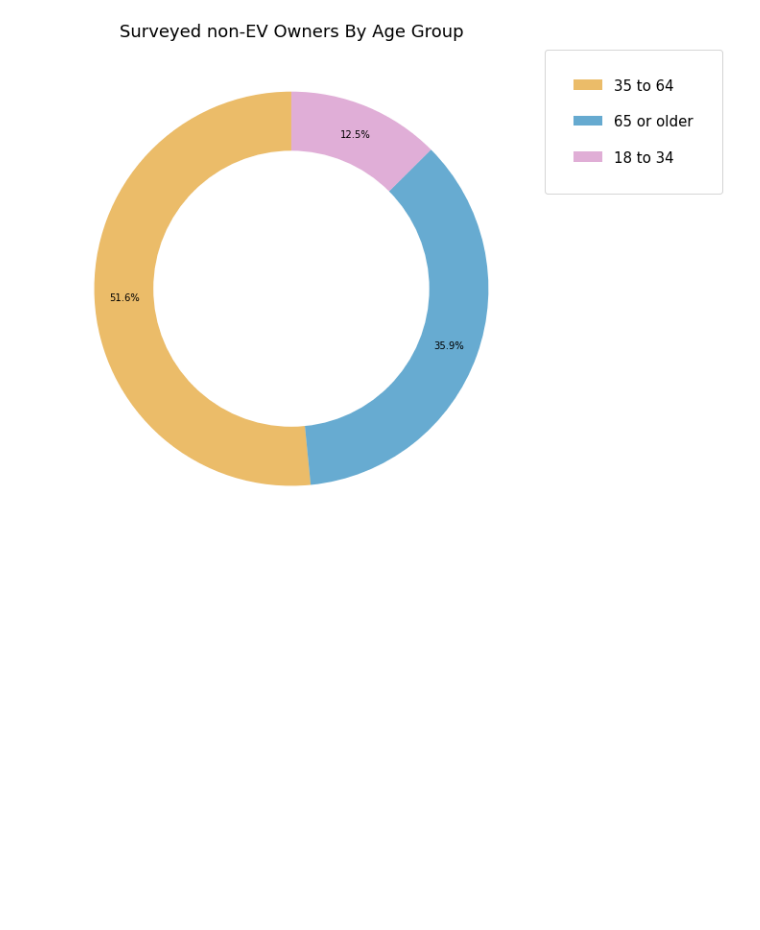
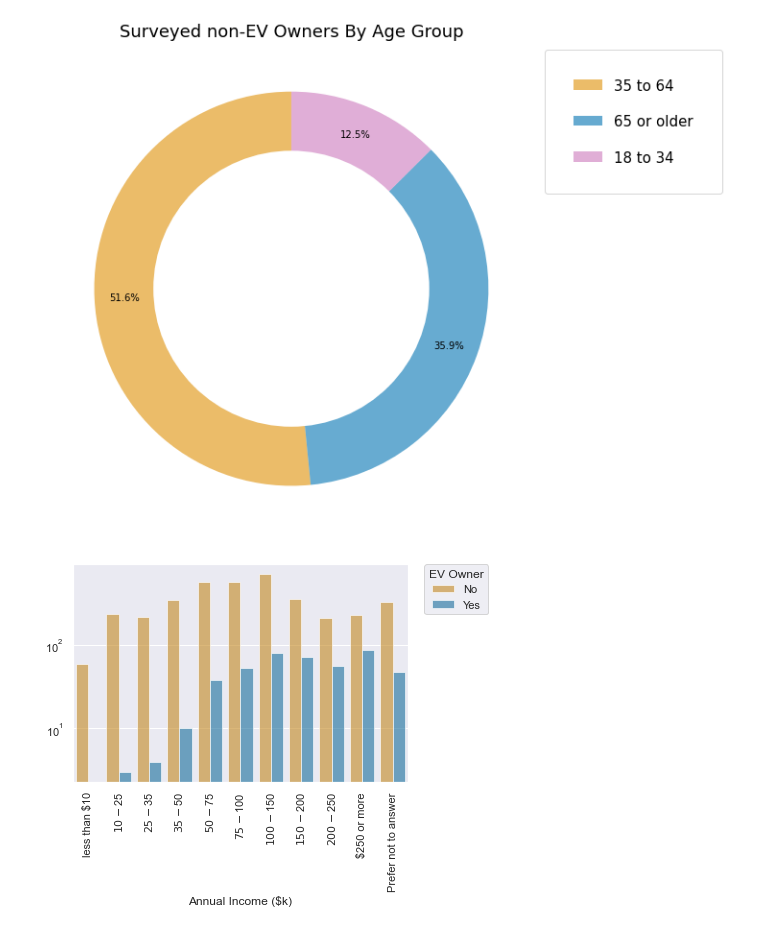
Before and after one commit to RussellShelley/Energy_Analysis, a Jupyter notebook: Visualization/DB_connected_python_vis.ipynb, the cells around one changed output. Cells and saved outputs as stored; diff of their text form; code cells hidden in the pictures; blank space fills up the shorter version.

```diff
--- a/Visualization/DB_connected_python_vis.ipynb
+++ b/Visualization/DB_connected_python_vis.ipynb
@@ -12,6 +12,9 @@ from sklearn.preprocessing import StandardScaler,OneHotEncoder
 from sklearn.ensemble import RandomForestClassifier
 from sklearn.tree import DecisionTreeClassifier
 from sklearn.metrics import confusion_matrix, accuracy_score, classification_report
+import seaborn as sns
+%matplotlib inline
+sns.set()
 # %%
 password = "postgres"
 # %%
@@ -261,3 +264,34 @@ plt.tight_layout()
 plt.show()
 # %% [output]
 [figure]
+# %%
+# Draw a nested barplot income /owner
+
+colors = ["#de8f05", "#0173b2"]
+# Set your custom color palette
+customPalette = sns.set_palette(sns.color_palette(colors))
+g = sns.countplot(
+    data=respondent_merged_df,
+    x="income", hue= "PEV owner", palette = customPalette,
+      alpha=0.6,
+)
+g.set_xticklabels(["less than $10",
+"$10 - $25",
+"$25 - $35",
+"$35 - $50",
+"$50 - $75",
+"$75 - $100",
+"$100 - $150",
+"$150 - $200",
+"$200 - $250",
+"$250 or more",
+"Prefer not to answer"],rotation=90)
+
+#g.despine(left=True)
+g.set(xlabel="Annual Income ($k)", ylabel = "")
+g.set_yscale("log")
+plt.legend(bbox_to_anchor=(1.05, 1), loc=2, borderaxespad=0.).set_title("EV Owner")
+#g.set_axis_labels("Annual Income($k)", " ")
+#g.legend.set_title("")
+# %% [output]
+[figure, added]
```
Also changed, not shown: parts of 11 cells of this notebook, 1 other file.
